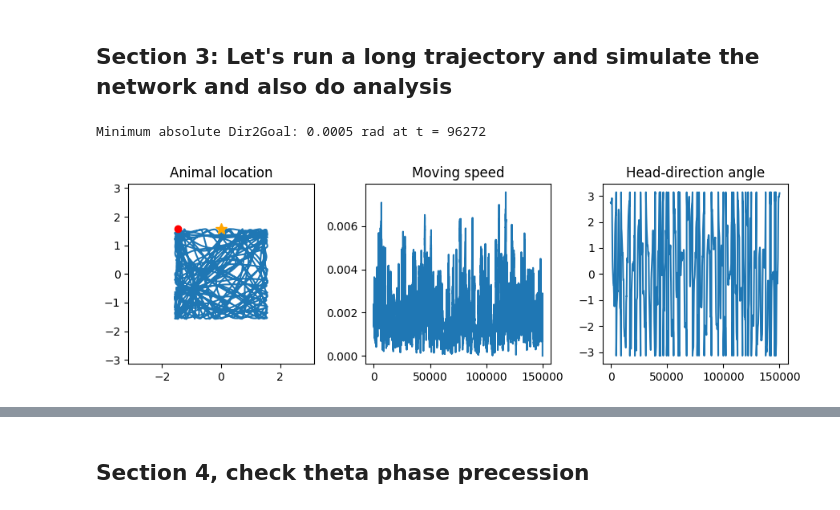
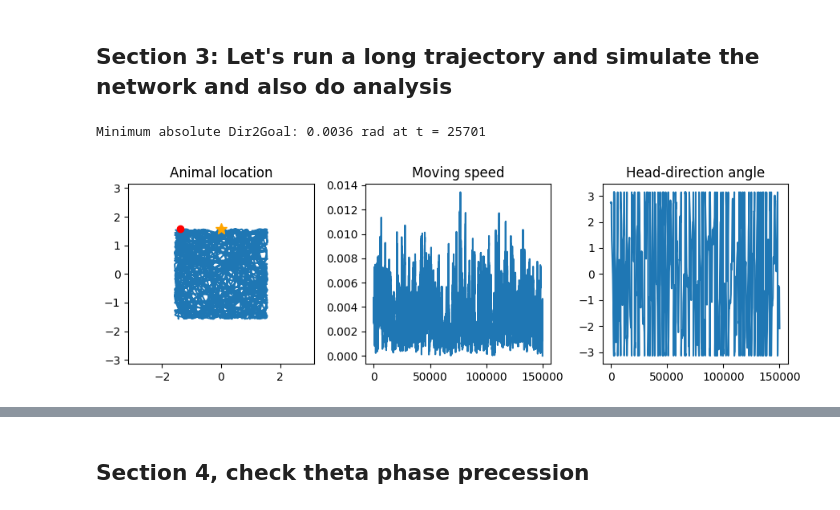
Before and after one commit to ZilongJi/HoneycombSweeps, a Jupyter notebook: PCCAN_HDTopdown_Sweep.ipynb, the cells around one changed output, grey strips where cells are left out. Saved outputs shown, nothing was run; the diff lists cells and outputs as text; code cells hidden in the pictures.

```diff
--- a/PCCAN_HDTopdown_Sweep.ipynb
+++ b/PCCAN_HDTopdown_Sweep.ipynb
@@ -934,11 +937,11 @@ Animation saved to ./animations/twolayer_2.gif
 # %%
 np.random.seed(111)
 
 goal_loc = (-0.*np.pi, 0.5*np.pi)
-Animal_location_all, Animal_speed_all, Head_direction_all, Dir2Goal_all, Animal_Vel_all = generate_trajectory(Animal_ave_speed= np.sqrt(2)*bm.pi/2/1000,
+Animal_location_all, Animal_speed_all, Head_direction_all, Dir2Goal_all, Animal_Vel_all = generate_trajectory(Animal_ave_speed= 2*np.sqrt(2)*bm.pi/2/1000,
                                                                               goal_loc = goal_loc,
                                                                               dur=150,
                                                                               ifplot=True)
 # %% [output]
-Minimum absolute Dir2Goal: 0.0005 rad at t = 96272
+Minimum absolute Dir2Goal: 0.0036 rad at t = 25701
-[figure, old version]
+[figure, new version]
```
Also changed, not shown: parts of 35 cells of this notebook, 2 other files.
